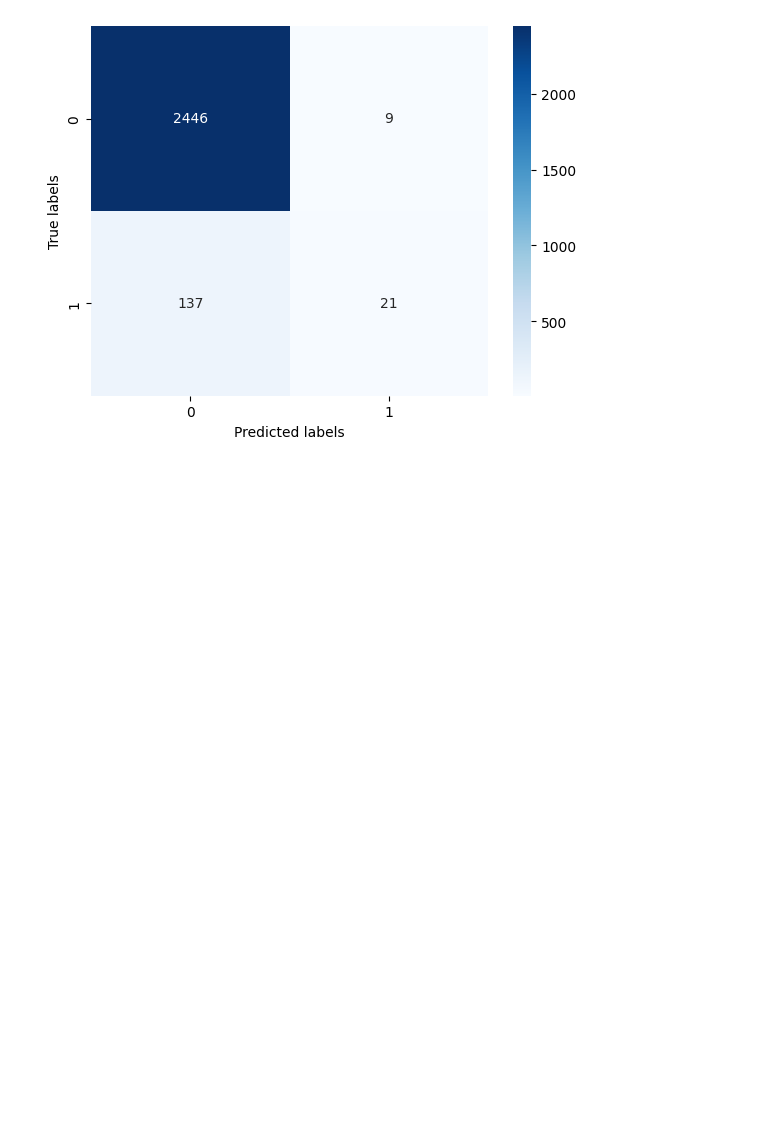
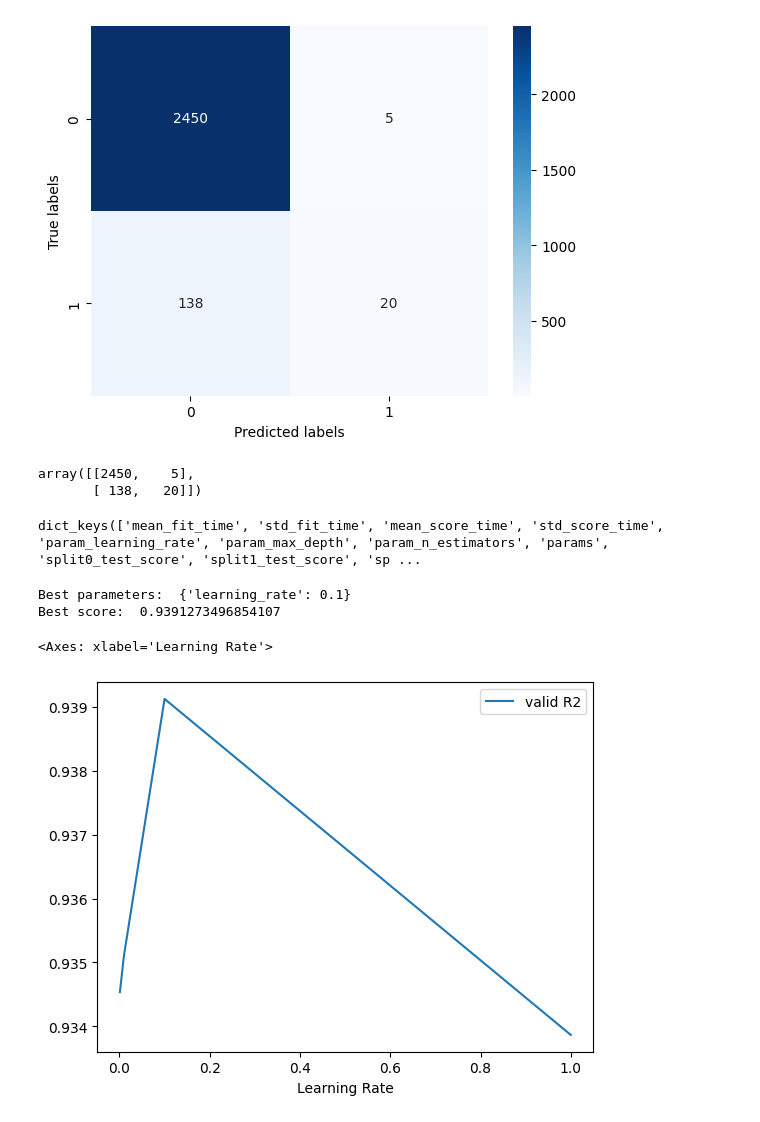
Before and after one commit to rhit-joensbj/quora-ml-project, a Jupyter notebook: GBT.ipynb, the cells around one changed output. Cells and saved outputs as stored; diff of their text form; code cells hidden in the pictures; blank space fills up the shorter version.

Commit message:
Graph GBT

```diff
--- a/GBT.ipynb
+++ b/GBT.ipynb
@@ -13,5 +13,5 @@ Drive already mounted at /content/drive; to attempt to forcibly remount, call dr
 # %%
-train_clean = pd.read_csv('./train_clean.csv')
+train_clean = pd.read_csv('/content/drive/MyDrive/Colab Notebooks/train_clean.csv')
 train_clean.head()
 # %% [output]
 |  | Unnamed: 0 | qid | question_text | target | clean_text |
@@ -130,3 +130,37 @@ plt.ylabel('True labels')
 plt.show()
 # %% [output]
 [figure]
+# %%
+cm
+# %% [output]
+array([[2450,    5],
+       [ 138,   20]])
+# %%
+print(grid_search.cv_results_.keys())
+# %% [output]
+dict_keys(['mean_fit_time', 'std_fit_time', 'mean_score_time', 'std_score_time', 'param_learning_rate', 'param_max_depth', 'param_n_estimators', 'params', 'split0_test_score', 'split1_test_score', 'sp ...
+# %%
+gbt2=GradientBoostingClassifier()
+param_grid = {
+    'learning_rate': [1,0.1, 0.01,0.001],
+}
+# Perform the grid search using cross-validation
+grid_search2 = GridSearchCV(gbt2, param_grid, cv=5, n_jobs=-1)
+
+# Fit the grid search to the training data
+grid_search2.fit(X_train_tfidf, y_train)
+
+# Print the best parameters and score
+print("Best parameters: ", grid_search2.best_params_)
+print("Best score: ", grid_search2.best_score_)
+# %% [output]
+Best parameters:  {'learning_rate': 0.1}
+Best score:  0.9391273496854107
+# %%
+results = pd.DataFrame()
+results['Learning Rate'] = param_grid['learning_rate']
+results['valid R2']  = grid_search2.cv_results_['mean_test_score']
+results.plot.line(x='Learning Rate',y='valid R2')
+# %% [output]
+<Axes: xlabel='Learning Rate'>
+[figure, added]
```
Also changed, not shown: parts of 4 cells of this notebook.
